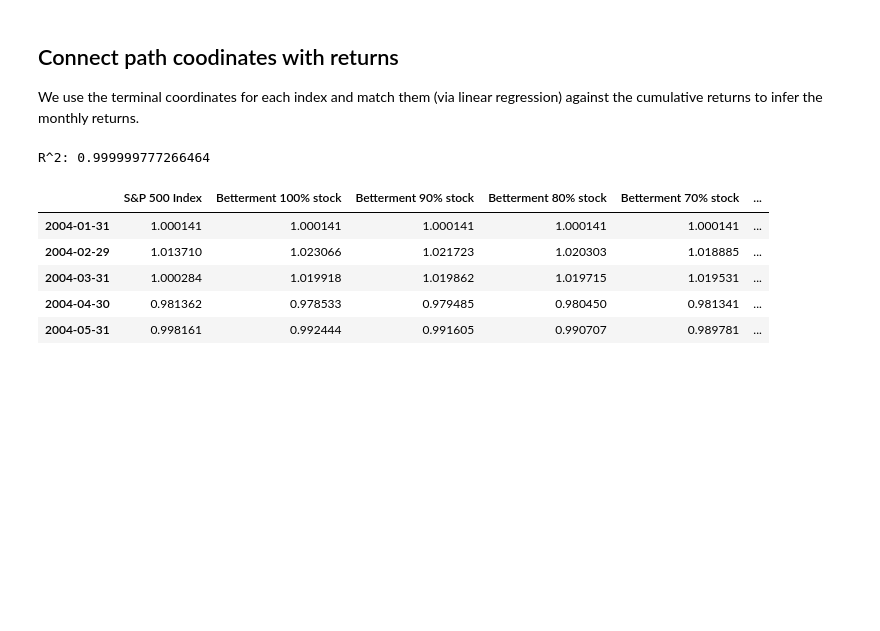
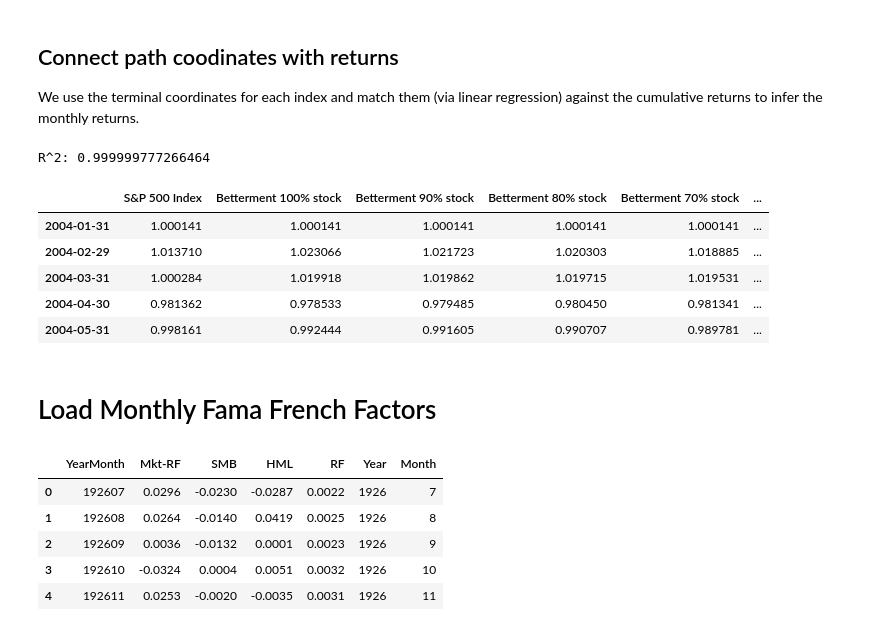
Before and after one commit to tianhuil/portfolio, a Jupyter notebook: Betterment.ipynb, the cells around one changed output. Cells and saved outputs as stored; diff of their text form; code cells hidden in the pictures; blank space fills up the shorter version.

Commit message:
Adding Betterment Fama French
- factor out to fama_french.py
- rewrite Personal_Capital.ipynb to use fama_french.py

```diff
--- a/Betterment.ipynb
+++ b/Betterment.ipynb
@@ -165,0 +169,12 @@ df.to_csv("data/betterment_values.csv")
+# %% [markdown]
+# Load Monthly Fama French Factors
+# %%
+df_factors = load_monthly_factors()
+df_factors.head()
+# %% [output]
+|  | YearMonth | Mkt-RF | SMB | HML | RF | Year | Month |
+| 0 | 192607 | 0.0296 | -0.0230 | -0.0287 | 0.0022 | 1926 | 7 |
+| 1 | 192608 | 0.0264 | -0.0140 | 0.0419 | 0.0025 | 1926 | 8 |
+| 2 | 192609 | 0.0036 | -0.0132 | 0.0001 | 0.0023 | 1926 | 9 |
+| 3 | 192610 | -0.0324 | 0.0004 | 0.0051 | 0.0032 | 1926 | 10 |
+| 4 | 192611 | 0.0253 | -0.0020 | -0.0035 | 0.0031 | 1926 | 11 |
```
Also changed, not shown: parts of 9 cells of this notebook, 2 other files.
